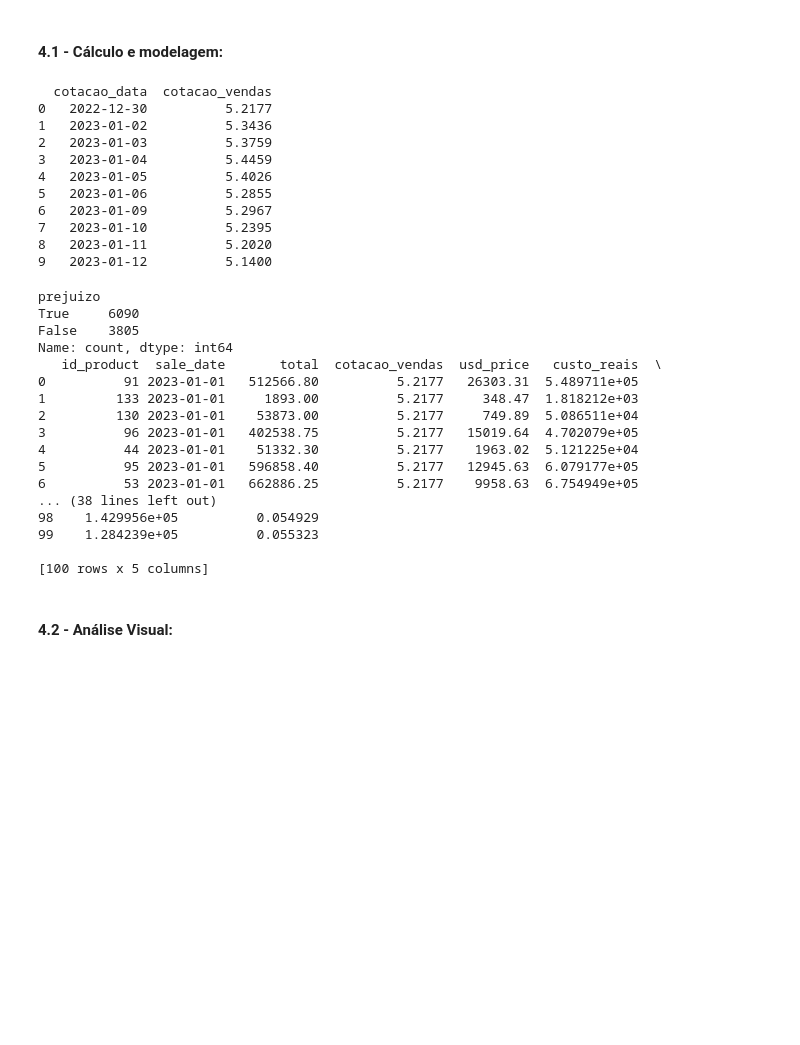
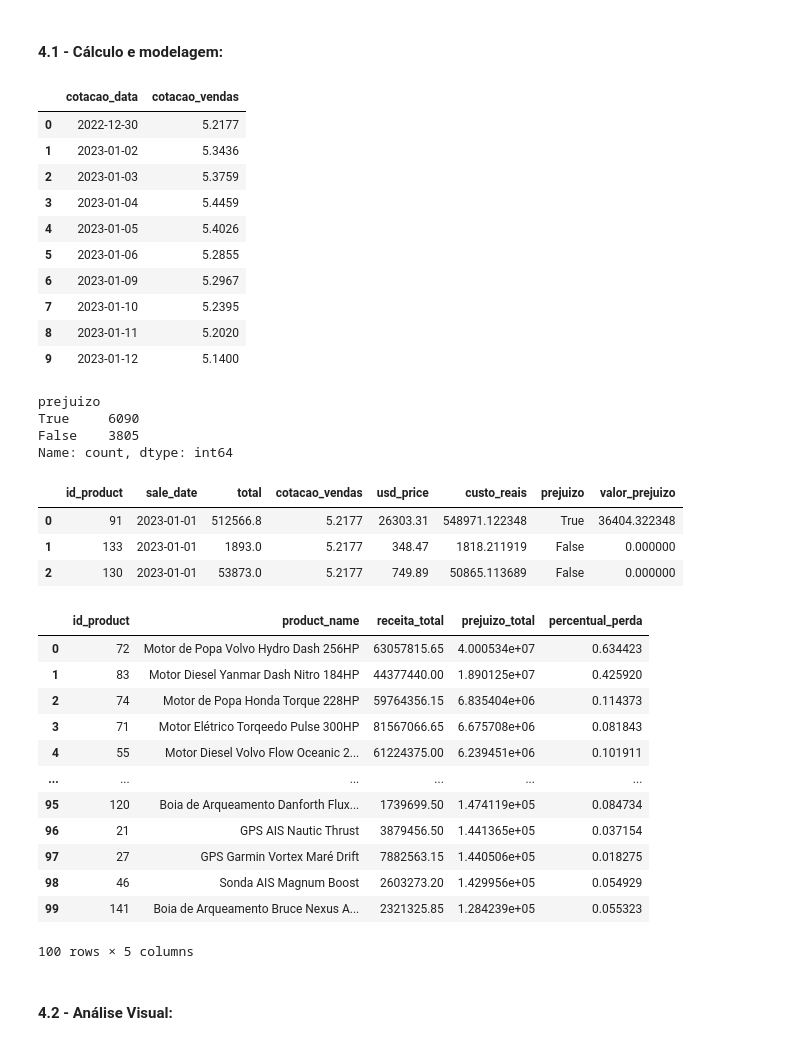
Before and after one commit to kevinkchaves/Desafio_Lighthouse, a Jupyter notebook: notebook/Relatorio.ipynb, the cells around one changed output. Drawn from its saved outputs; the diff is of its cells as text; code cells hidden in the pictures; blank space fills up the shorter version.

```diff
--- a/notebook/Relatorio.ipynb
+++ b/notebook/Relatorio.ipynb
@@ -314,7 +322,7 @@ PATH_PLOTS = os.path.join(BASE_DIR, '..', 'notebook', 'plots')
 # %% [markdown]
 #### **4.1 - Cálculo e modelagem:**
 # %%
-# --------- PARTE 1: EXTRAINDO COTAÇÕES DO DÓLAR ---------
+# EXTRAINDO COTAÇÕES DO DÓLAR
 
 #API do BACEN para obter as cotações do dólar entre 30 de dezembro de 2022 e 31 dezembro de 2024
 url = "https://olinda.bcb.gov.br/olinda/servico/PTAX/versao/v1/odata/CotacaoDolarPeriodo(dataInicial=@dataInicial,dataFinalCotacao=@dataFinalCotacao)?@dataInicial='12-30-2022'&@dataFinalCotacao='12-31-2024'&$format=json"
@@ -334,24 +342,24 @@ df_cambio = df_cambio.rename(columns={'data': 'cotacao_data'})
 
 # MÉDIA DIÁRIA DA COTAÇÃO DE VENDA DO DÓLAR
 df_cambio = df_cambio.groupby('cotacao_data')['cotacao_vendas'].mean().reset_index()
-print(df_cambio.head(10))
+display(df_cambio.head(10))
 
 # SALVANDO O DATAFRAME DE COTAÇÃO EM CSV
 df_cambio.to_csv(os.path.join(PATH_PROCESSED, 'cambio.csv'), index=False)
 # %% [output]
-  cotacao_data  cotacao_vendas
-0   2022-12-30          5.2177
-1   2023-01-02          5.3436
-2   2023-01-03          5.3759
-3   2023-01-04          5.4459
-4   2023-01-05          5.4026
-5   2023-01-06          5.2855
-6   2023-01-09          5.2967
-7   2023-01-10          5.2395
-8   2023-01-11          5.2020
-9   2023-01-12          5.1400
+|  | cotacao_data | cotacao_vendas |
+| 0 | 2022-12-30 | 5.2177 |
+| 1 | 2023-01-02 | 5.3436 |
+| 2 | 2023-01-03 | 5.3759 |
+| 3 | 2023-01-04 | 5.4459 |
+| 4 | 2023-01-05 | 5.4026 |
+| 5 | 2023-01-06 | 5.2855 |
+| 6 | 2023-01-09 | 5.2967 |
+| 7 | 2023-01-10 | 5.2395 |
+| 8 | 2023-01-11 | 5.2020 |
+| 9 | 2023-01-12 | 5.1400 |
 # %%
-# --------- PARTE 2: EXTRAINDO COTAÇÕES DO DÓLAR ---------
+# AGREGANDO DADOS DE VENDAS, CUSTOS DE IMPORTAÇÃO E COTAÇÃO
 
 # CARREGANDO OS DADOS DE VENDAS, CUSTOS DE IMPORTAÇÃO E COTAÇÃO DO DÓLAR
 df_vendas = pd.read_csv(os.path.join(PATH_RAW, 'vendas_2023_2024.csv'))
@@ -399,49 +407,53 @@ df_vendas_cambio_custos.to_csv(os.path.join(PATH_PROCESSED, 'vendas_cambio_custo
 df_vendas_cambio_custos['custo_reais'] = (df_vendas_cambio_custos['usd_price'] * df_vendas_cambio_custos['cotacao_vendas']) * df_vendas_cambio_custos['qtd']
 
 # IDENTIFICANDO AS TRANSAÇÕES COM PREJUÍZO
 df_vendas_cambio_custos['prejuizo'] = df_vendas_cambio_custos['total'] < df_vendas_cambio_custos['custo_reais']
-print(df_vendas_cambio_custos['prejuizo'].value_counts())
+display(df_vendas_cambio_custos['prejuizo'].value_counts())
 
 # CALCULANDO O VALOR DO PREJUÍZO PARA AS TRANSAÇÕES QUE TIVERAM PREJUÍZO, CASO CONTRÁRIO CONSIDERA 0
 df_vendas_cambio_custos['valor_prejuizo'] = np.where(df_vendas_cambio_custos['total'] < df_vendas_cambio_custos['custo_reais'],
     df_vendas_cambio_custos['custo_reais'] - df_vendas_cambio_custos['total'], 0)
-print(df_vendas_cambio_custos[['id_product', 'sale_date', 'total', 'cotacao_vendas', 'usd_price', 'custo_reais', 'prejuizo', 'valor_prejuizo']].head(10))
+display(df_vendas_cambio_custos[['id_product', 'sale_date', 'total', 'cotacao_vendas', 'usd_price', 'custo_reais', 'prejuizo', 'valor_prejuizo']].head(3))
 
 # AGREGANDO OS DADOS POR ID DO PRODUTO E NOME DO PRODUTO PARA CALCULAR A RECEITA TOTAL, PREJUÍZO TOTAL E PERCENTUAL DE PERDA
 df_dados_agregados = df_vendas_cambio_custos.groupby(['id_product', 'product_name']).agg({
     'total': 'sum',
     'valor_prejuizo': 'sum'
 }).reset_index()
 
 # RENOMEANDO AS COLUNAS PARA FICAR MAIS CLARO
 df_dados_agregados.rename(columns={
     'total': 'receita_total',
     'valor_prejuizo': 'prejuizo_total'
 }, inplace=True)
 
 # CALCULANDO O PERCENTUAL DE PERDA
 df_dados_agregados['percentual_perda'] = df_dados_agregados['prejuizo_total'] / df_dados_agregados['receita_total']
-print(df_dados_agregados.sort_values(by='prejuizo_total', ascending=False).head(100).reset_index(drop=True))
+display(df_dados_agregados.sort_values(by='prejuizo_total', ascending=False).head(100).reset_index(drop=True))
 
 df_dados_agregados.to_csv(os.path.join(PATH_PROCESSED, 'dados_agregados.csv'), index=False)
 # %% [output]
 prejuizo
 True     6090
 False    3805
 Name: count, dtype: int64
-   id_product  sale_date       total  cotacao_vendas  usd_price   custo_reais  \
-0          91 2023-01-01   512566.80          5.2177   26303.31  5.489711e+05
-1         133 2023-01-01     1893.00          5.2177     348.47  1.818212e+03
-2         130 2023-01-01    53873.00          5.2177     749.89  5.086511e+04
-3          96 2023-01-01   402538.75          5.2177   15019.64  4.702079e+05
-4          44 2023-01-01    51332.30          5.2177    1963.02  5.121225e+04
-5          95 2023-01-01   596858.40          5.2177   12945.63  6.079177e+05
-6          53 2023-01-01   662886.25          5.2177    9958.63  6.754949e+05
-... (38 lines left out)
-98    1.429956e+05          0.054929
-99    1.284239e+05          0.055323
-
-[100 rows x 5 columns]
+|  | id_product | sale_date | total | cotacao_vendas | usd_price | custo_reais | prejuizo | valor_prejuizo |
+| 0 | 91 | 2023-01-01 | 512566.8 | 5.2177 | 26303.31 | 548971.122348 | True | 36404.322348 |
+| 1 | 133 | 2023-01-01 | 1893.0 | 5.2177 | 348.47 | 1818.211919 | False | 0.000000 |
+| 2 | 130 | 2023-01-01 | 53873.0 | 5.2177 | 749.89 | 50865.113689 | False | 0.000000 |
+|  | id_product | product_name | receita_total | prejuizo_total | percentual_perda |
+| 0 | 72 | Motor de Popa Volvo Hydro Dash 256HP | 63057815.65 | 4.000534e+07 | 0.634423 |
+| 1 | 83 | Motor Diesel Yanmar Dash Nitro 184HP | 44377440.00 | 1.890125e+07 | 0.425920 |
+| 2 | 74 | Motor de Popa Honda Torque 228HP | 59764356.15 | 6.835404e+06 | 0.114373 |
+| 3 | 71 | Motor Elétrico Torqeedo Pulse 300HP | 81567066.65 | 6.675708e+06 | 0.081843 |
+| 4 | 55 | Motor Diesel Volvo Flow Oceanic 2... | 61224375.00 | 6.239451e+06 | 0.101911 |
+| ... | ... | ... | ... | ... | ... |
+| 95 | 120 | Boia de Arqueamento Danforth Flux... | 1739699.50 | 1.474119e+05 | 0.084734 |
+| 96 | 21 | GPS AIS Nautic Thrust | 3879456.50 | 1.441365e+05 | 0.037154 |
+| 97 | 27 | GPS Garmin Vortex Maré Drift | 7882563.15 | 1.440506e+05 | 0.018275 |
+| 98 | 46 | Sonda AIS Magnum Boost | 2603273.20 | 1.429956e+05 | 0.054929 |
+| 99 | 141 | Boia de Arqueamento Bruce Nexus A... | 2321325.85 | 1.284239e+05 | 0.055323 |
+100 rows × 5 columns
 # %% [markdown]
 #### **4.2 - Análise Visual:**
 # %%
```
Also changed, not shown: parts of 27 cells of this notebook, 9 other files.
